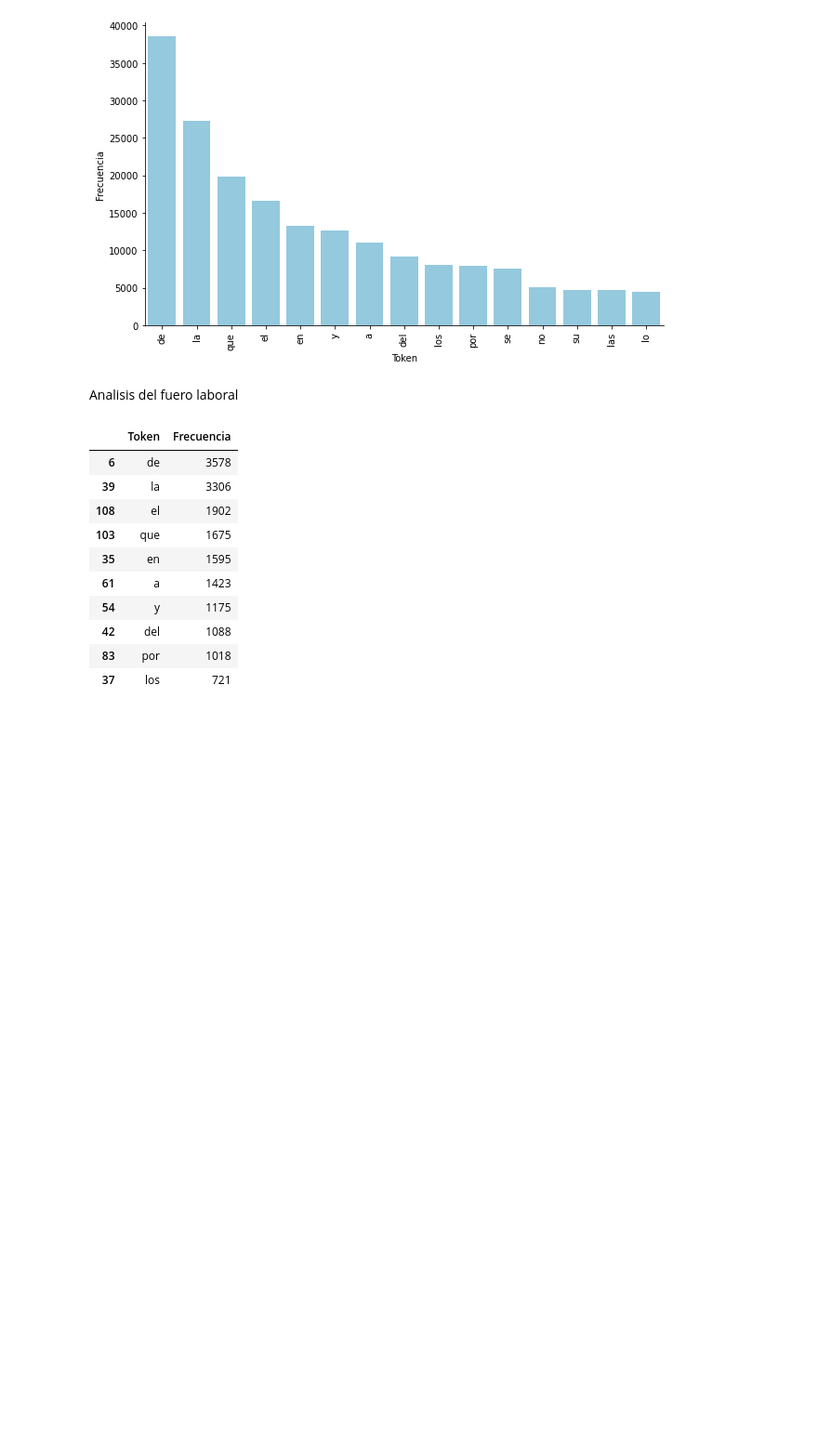
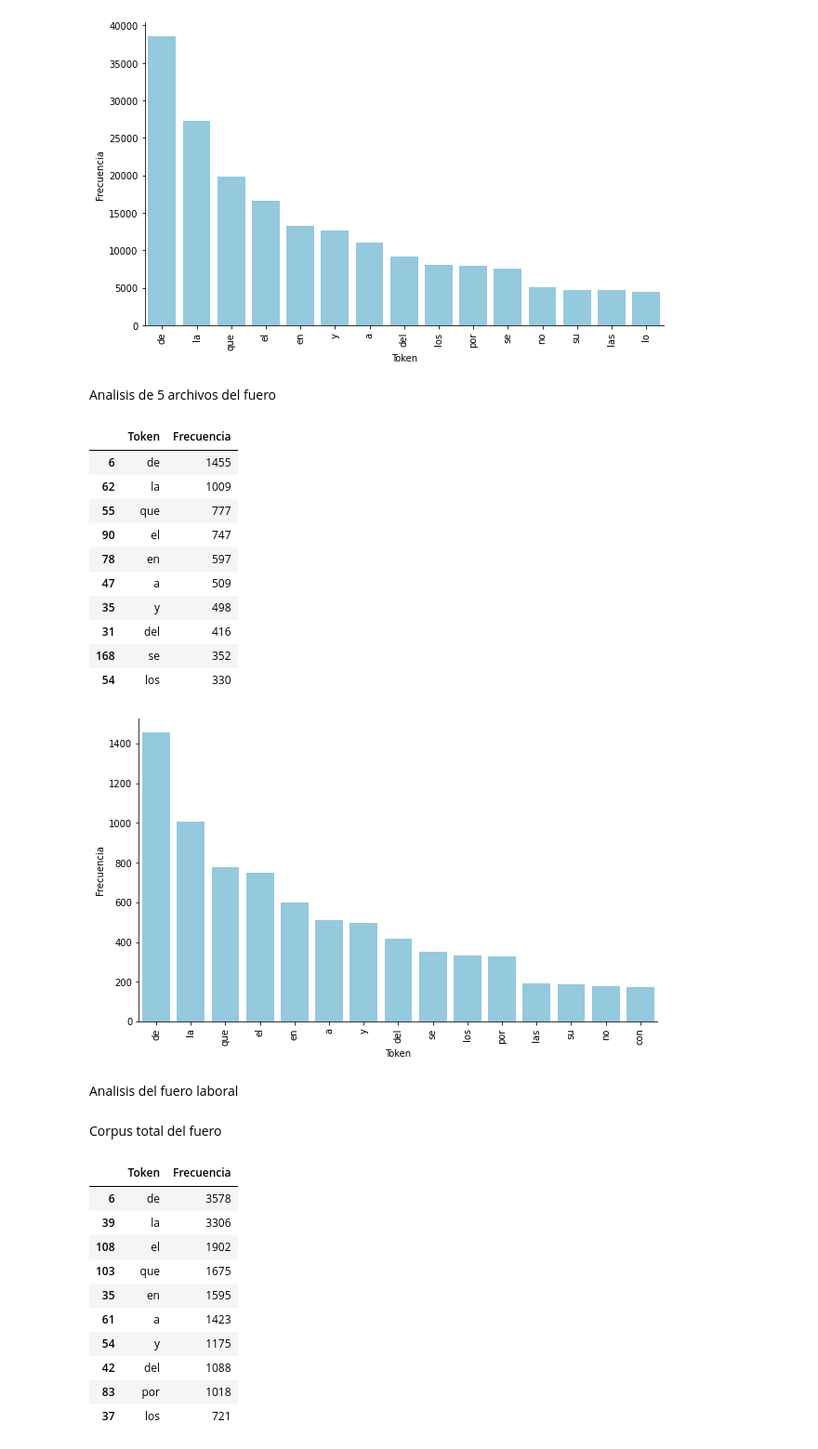
Before and after one commit to nicocarrion1/Mentoria_Busqueda_y_Recomendacion_Textos_Legales, a Jupyter notebook: Practico 1 - Analisis y Visualizacion.ipynb, the cells around one changed output. Shown at 93% size. Saved outputs shown, nothing was run; the diff lists cells and outputs as text; code cells hidden in the pictures; blank space fills up the shorter version.

```diff
--- a/Practico 1 - Analisis y Visualizacion.ipynb
+++ b/Practico 1 - Analisis y Visualizacion.ipynb
@@ -165,8 +174,31 @@ data_familia[:10]
 | 54 | los | 8071 |
 | 132 | por | 7916 |
 [figure]
+# %% [markdown]
+Analisis de 5 archivos del fuero
+# %%
+list_of_five_files_familia=getListOfFiles(dirname+ '\FAMILIA', 5)
+corpus_five_familia=create_corpus(list_of_five_files_familia)
+data_five_familia=obtain_tokens_and_dataframe(corpus_five_familia)
+graph_frequency(data_five_familia)
+data_five_familia[:10]
+# %% [output]
+|  | Token | Frecuencia |
+| 6 | de | 1455 |
+| 62 | la | 1009 |
+| 55 | que | 777 |
+| 90 | el | 747 |
+| 78 | en | 597 |
+| 47 | a | 509 |
+| 35 | y | 498 |
+| 31 | del | 416 |
+| 168 | se | 352 |
+| 54 | los | 330 |
+[figure, added]
 # %% [markdown]
 Analisis del fuero laboral
+# %% [markdown]
+Corpus total del fuero
 # %%
 corpus_laboral,files_laboral=corpus_for_fuero('LABORAL')
 data_laboral=obtain_tokens_and_dataframe(corpus_laboral)
```
Also changed, not shown: parts of 49 cells of this notebook.
